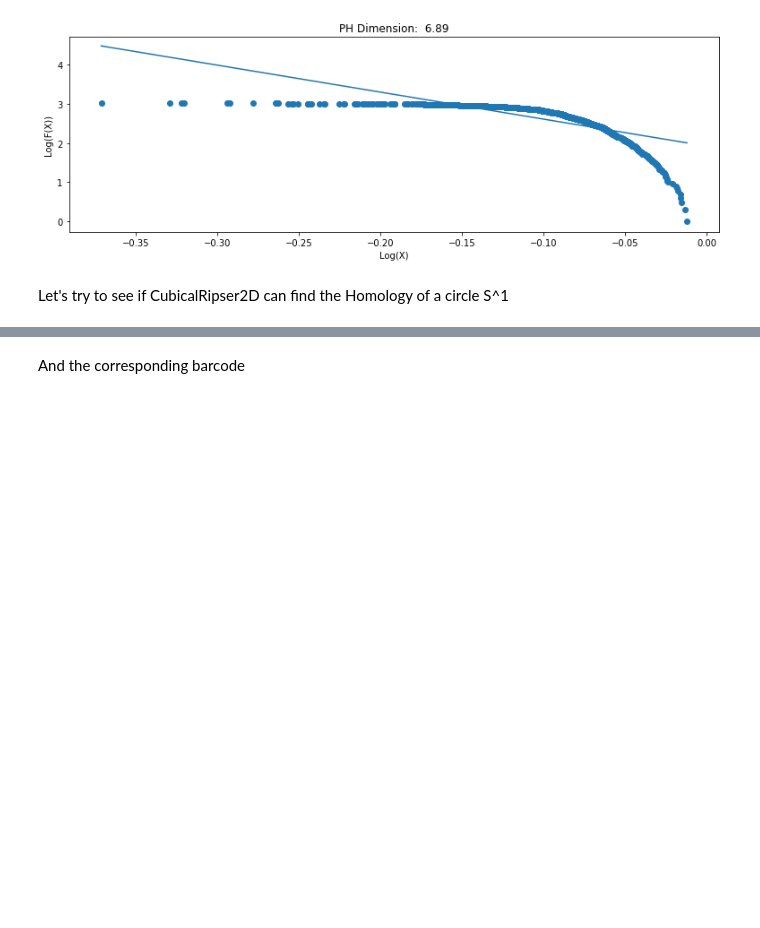
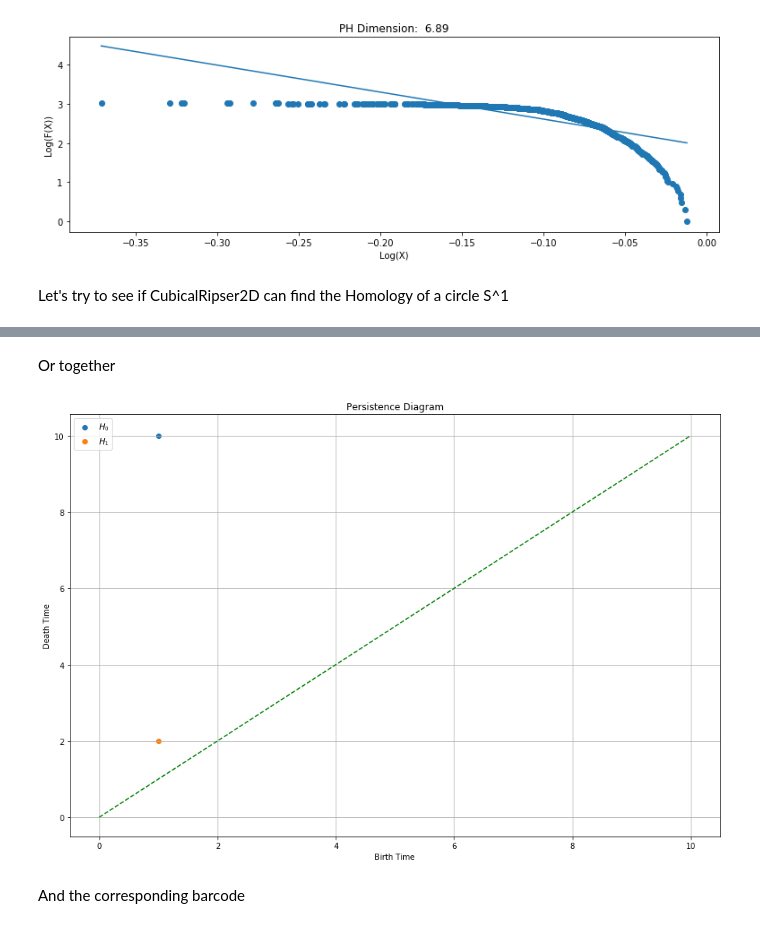
Before and after one commit to infophysics/tda-toolkit, a Jupyter notebook: TDA Persistent Homology.ipynb, the cells around one changed output, grey strips where cells are left out. Drawn from its saved outputs; the diff is of its cells as text; code cells hidden in the pictures; blank space fills up the shorter version.

```diff
--- a/TDA Persistent Homology.ipynb
+++ b/TDA Persistent Homology.ipynb
@@ -101,6 +101,12 @@ TDA.plot_persistence_diagram_from_file("test.csv")
 # %% [output]
 Saved array to DIPHA format file grid_test.csv
 [figure]
+# %% [markdown]
+Or together
+# %%
+TDA.plot_persistence_diagram_from_file("test.csv", split=False)
+# %% [output]
+[figure, added]
 # %% [markdown]
 And the corresponding barcode
 # %%
```
Also changed, not shown: parts of 8 cells of this notebook, 7 other files.
